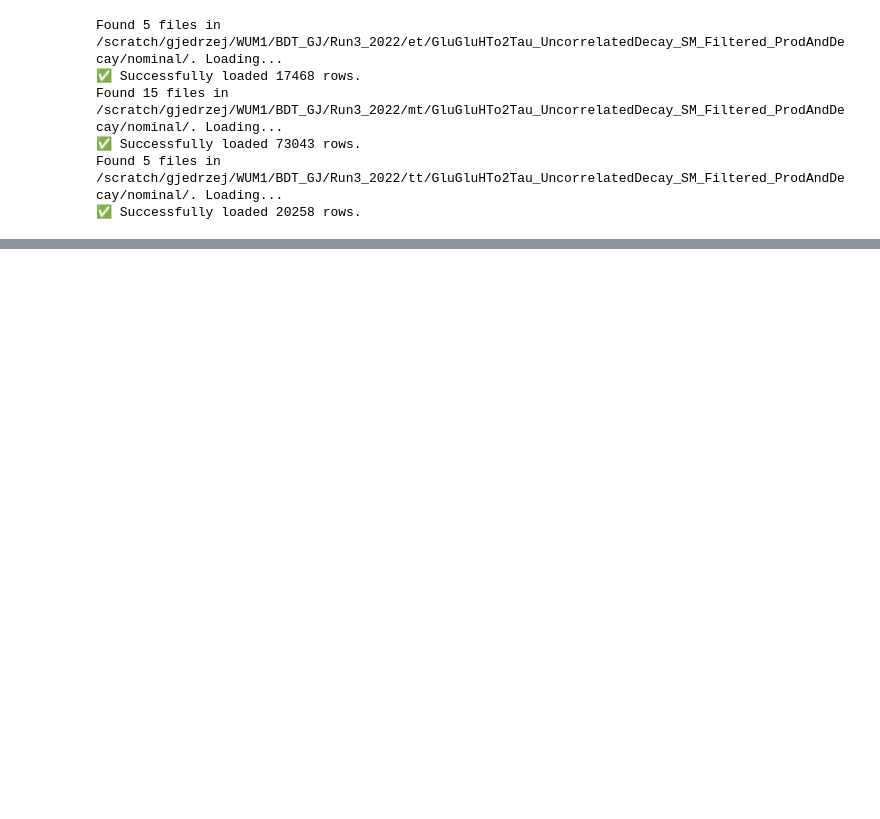
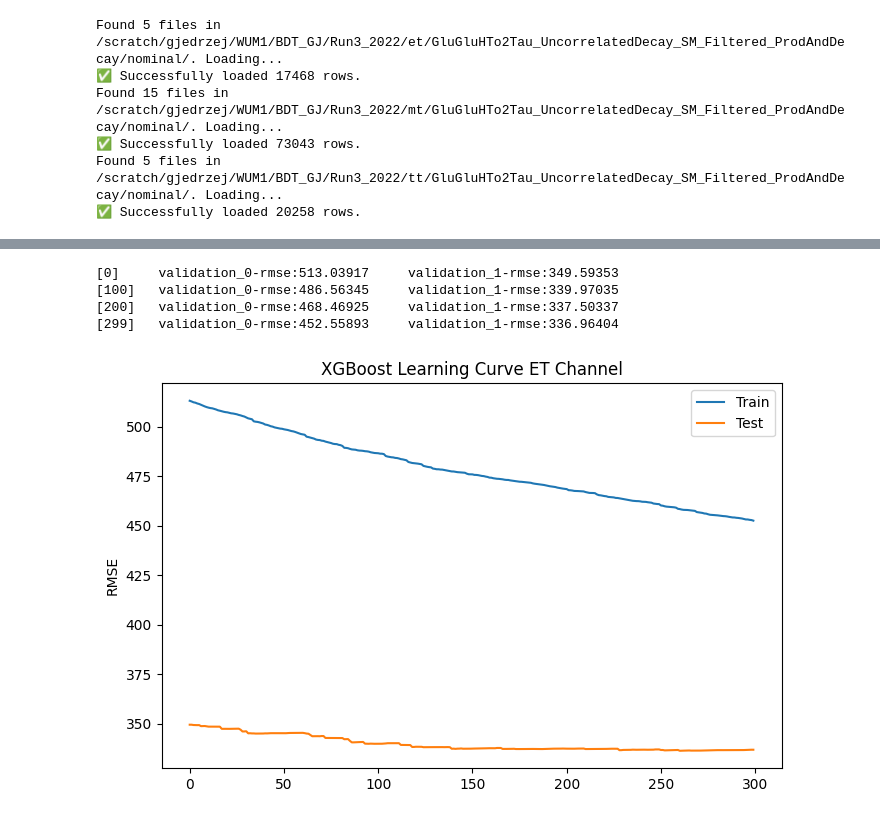
Before and after one commit to PasiekaFUW/Masters_Thesis, a Jupyter notebook: WUM1/BDT_GJ/GJProject.ipynb, the cells around one changed output, grey strips where cells are left out. Drawn from its saved outputs; the diff is of its cells as text; code cells hidden in the pictures; blank space fills up the shorter version.

```diff
--- a/WUM1/BDT_GJ/GJProject.ipynb
+++ b/WUM1/BDT_GJ/GJProject.ipynb
@@ -164,0 +173,41 @@ XGBRegressor(base_score=None, booster=None, callbacks=None,
+# %%
+#Training Tree for the ET Channel
+
+#This tree got better results but clearly overfitted
+# model_et = xgb.XGBRegressor(
+#     n_estimators=1000,
+#     learning_rate=0.05,
+#     max_depth=6,
+#     tree_method='hist',
+#     objective='reg:squarederror',
+#     # early_stopping_rounds=10
+# )
+model_et = xgb.XGBRegressor(**grid_search.best_params_) #unpacks params
+
+model_et.fit(
+    X_train_et,
+    y_train_et,
+    eval_set=[(X_train_et, y_train_et), (X_test_et, y_test_et)],
+    verbose=100
+)
+
+results = model_et.evals_result()
+
+# Extract the loss values
+epochs = len(results['validation_0']['rmse'])
+x_axis = range(0, epochs)
+
+# Plot log loss
+fig, ax = plt.subplots(figsize=(8, 5))
+ax.plot(x_axis, results['validation_0']['rmse'], label='Train')
+ax.plot(x_axis, results['validation_1']['rmse'], label='Test')
+ax.legend()
+plt.ylabel('RMSE')
+plt.title('XGBoost Learning Curve ET Channel')
+plt.show()
+# %% [output]
+[0]     validation_0-rmse:513.03917     validation_1-rmse:349.59353
+[100]   validation_0-rmse:486.56345     validation_1-rmse:339.97035
+[200]   validation_0-rmse:468.46925     validation_1-rmse:337.50337
+[299]   validation_0-rmse:452.55893     validation_1-rmse:336.96404
+[figure, added]
```
Also changed, not shown: parts of 18 cells of this notebook, 2 other files.
